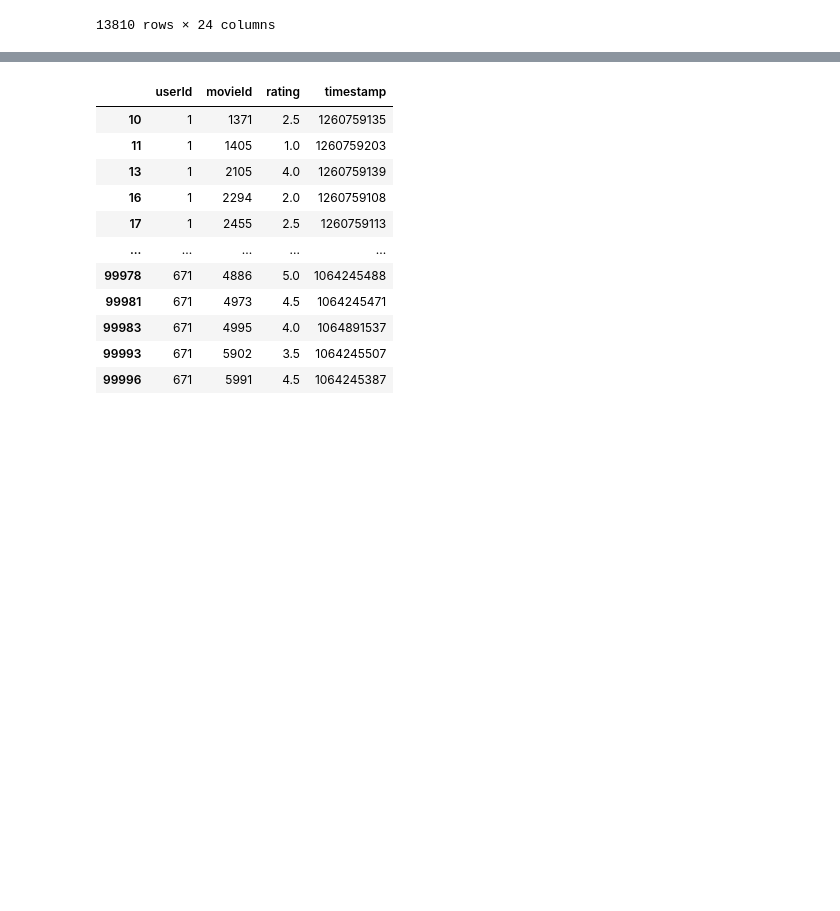
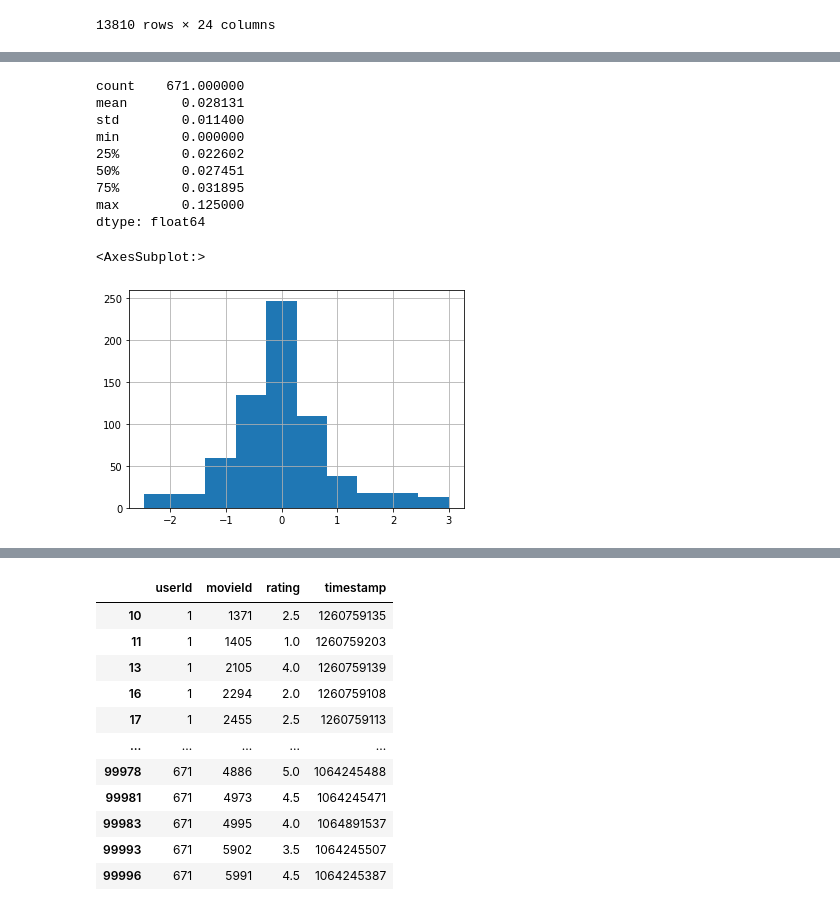
Before and after one commit to agsigma/recommendex5000, a Jupyter notebook: notebooks/rating_distribution_inspection.ipynb, the cells around one changed output, grey strips where cells are left out. Cells and saved outputs as stored; diff of their text form; code cells hidden in the pictures; blank space fills up the shorter version.

```diff
--- a/notebooks/rating_distribution_inspection.ipynb
+++ b/notebooks/rating_distribution_inspection.ipynb
@@ -138,0 +155,31 @@ for user in Users.values():
+# %%
+GENRE_NAME = SelectedGenres[1]
+tmpSeries = []
+
+for user in Users.values():
+    tmpSeries.append(user.countByGenre[GENRE_NAME]/user.totalRatings)
+
+tmpSeries = pd.Series(tmpSeries)
+print(tmpSeries.describe())
+
+mean = tmpSeries.mean()
+std = tmpSeries.std()
+for user in Users.values():
+    tmpZScore = (user.countByGenre[GENRE_NAME]/user.totalRatings - mean) / std
+    tmpZScore = min(tmpZScore, 3)
+    tmpZScore = max(tmpZScore, -3)
+    user.zScoreByGenre[GENRE_NAME] = tmpZScore
+
+pd.Series(map(lambda user: user.zScoreByGenre[GENRE_NAME], Users.values())).hist()
+# %% [output]
+count    671.000000
+mean       0.028131
+std        0.011400
+min        0.000000
+25%        0.022602
+50%        0.027451
+75%        0.031895
+max        0.125000
+dtype: float64
+<AxesSubplot:>
+[figure, added]
```
Also changed, not shown: parts of 5 cells of this notebook.
